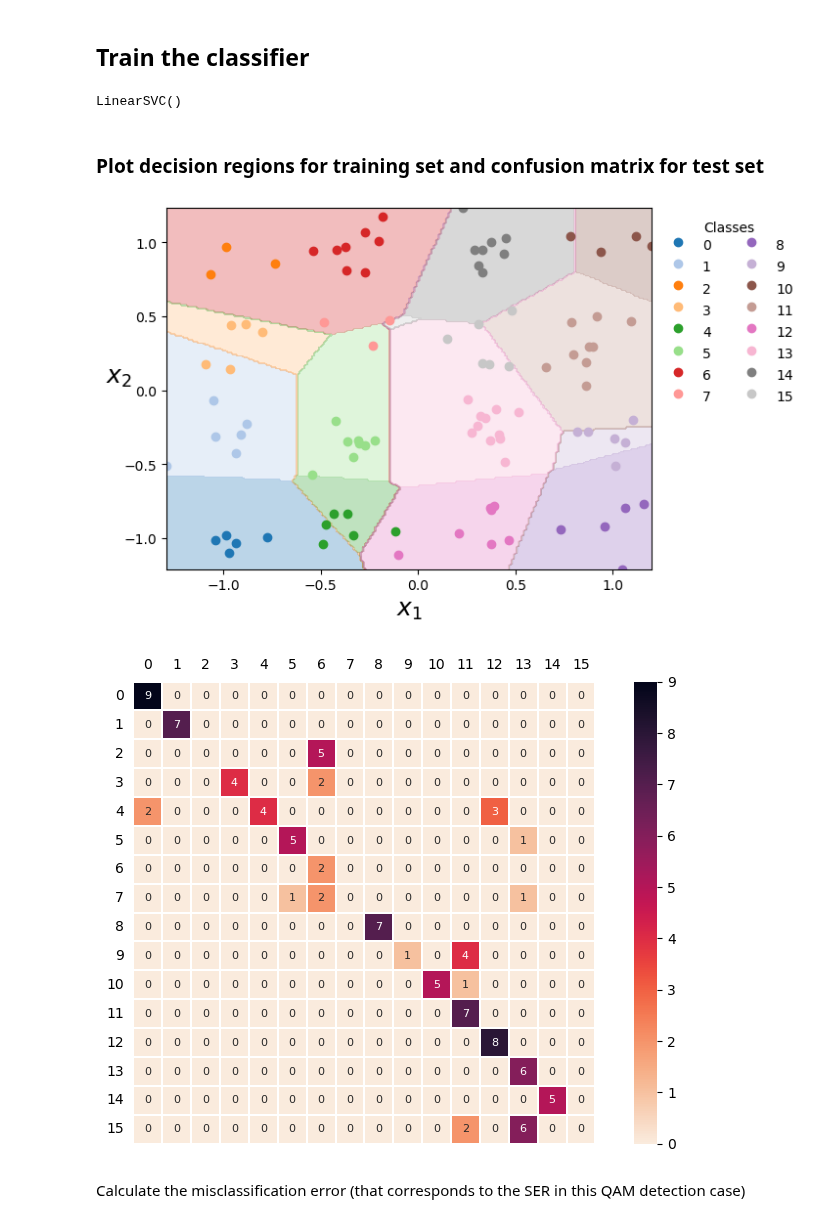
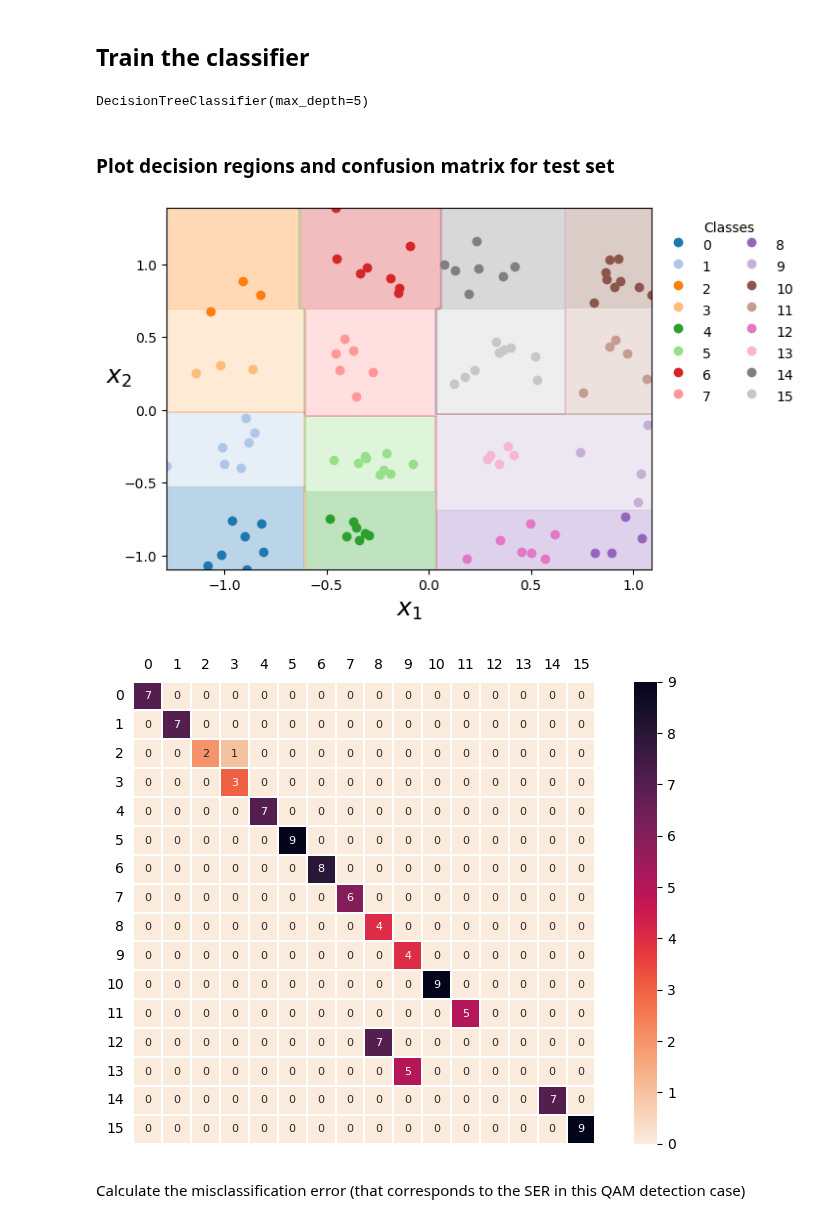
Before and after one commit to aldebaro/ai6g, a Jupyter notebook: 01_detection_qam_over_awgn.ipynb, the cells around one changed output. Saved outputs shown, nothing was run; the diff lists cells and outputs as text; code cells hidden in the pictures.

Commit message:
Decision tree added

```diff
--- a/01_detection_qam_over_awgn.ipynb
+++ b/01_detection_qam_over_awgn.ipynb
@@ -119,10 +119,17 @@ plot_symbols()
 
 #2) Linear support vector machine (SVM), which corresponds to a maximum margin perceptron
 #https://scikit-learn.org/stable/modules/generated/sklearn.svm.LinearSVC.html
-classifier = LinearSVC(penalty='l2', loss='squared_hinge', dual=True, tol=0.0001, C=1.0, multi_class='ovr',
-                       fit_intercept=True, intercept_scaling=1, class_weight=None, verbose=0, random_state=None, max_iter=1000)
+#classifier = LinearSVC(penalty='l2', loss='squared_hinge', dual=True, tol=0.0001, C=1.0, multi_class='ovr',
+#                       fit_intercept=True, intercept_scaling=1, class_weight=None, verbose=0, random_state=None, max_iter=1000)
 
-#        DecisionTreeClassifier(max_depth=100),
+#3) Decision tree
+#https://scikit-learn.org/stable/modules/generated/sklearn.tree.DecisionTreeClassifier.html
+classifier = DecisionTreeClassifier(criterion='gini', splitter='best', max_depth=5, min_samples_split=2,
+                                    min_samples_leaf=1, min_weight_fraction_leaf=0.0, max_features=None,
+                                    random_state=None, max_leaf_nodes=None, min_impurity_decrease=0.0,
+                                    class_weight=None, ccp_alpha=0.0)
+
+
 #        RandomForestClassifier(max_depth=100, n_estimators=30),
 #        AdaBoostClassifier(),
 #        SVC(gamma=1, C=1),
@@ -135,15 +142,15 @@ classifier = LinearSVC(penalty='l2', loss='squared_hinge', dual=True, tol=0.0001
 # %%
 classifier.fit(X_train, y_train) #train the classifier based on the training set
 # %% [output]
-LinearSVC()
+DecisionTreeClassifier(max_depth=5)
 # %% [markdown]
-### Plot decision regions for training set and confusion matrix for test set
+### Plot decision regions and confusion matrix for test set
 # %%
-plot_decision_boundary(classifier, X_train, y_train, legend=True)
+plot_decision_boundary(classifier, X_test, y_test, legend=True)
 plot_confusion_matrix(classifier, X_test, y_test, M)
 # %% [output]
-[figure, old version]
+[figure, new version]
-[figure, old version]
+[figure, new version]
 # %% [markdown]
 Calculate the misclassification error (that corresponds to the SER in this QAM detection case)
 # %%
```
Also changed, not shown: parts of 3 cells of this notebook.
